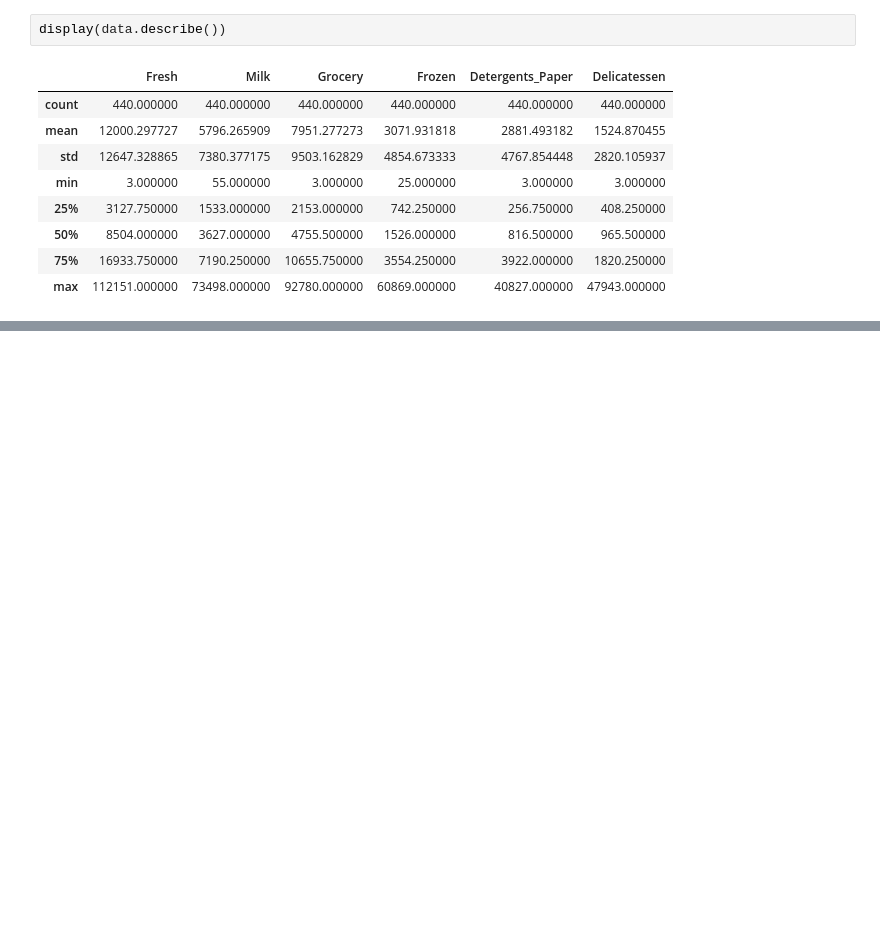
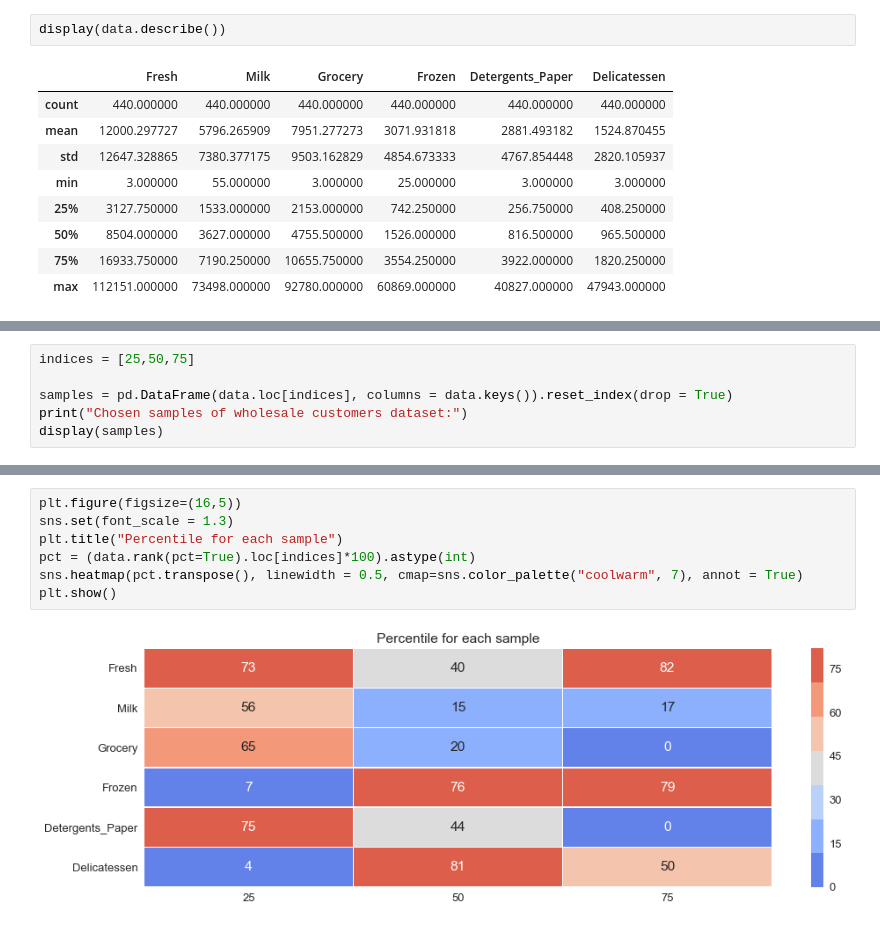
Before and after one commit to geekquad/Customer-Segments, a Jupyter notebook: Segments.ipynb, the cells around one changed output, grey strips where cells are left out. Cells and saved outputs as stored; diff of their text form; blank space fills up the shorter version.

Commit message:
Selecting Samples

```diff
--- a/Segments.ipynb
+++ b/Segments.ipynb
@@ -47,0 +54,6 @@ display(data.describe())
+# %%
+indices = [25,50,75]
+
+samples = pd.DataFrame(data.loc[indices], columns = data.keys()).reset_index(drop = True)
+print("Chosen samples of wholesale customers dataset:")
+display(samples)
@@ -47,0 +66,9 @@ display(data.describe())
+# %%
+plt.figure(figsize=(16,5))
+sns.set(font_scale = 1.3)
+plt.title("Percentile for each sample")
+pct = (data.rank(pct=True).loc[indices]*100).astype(int)
+sns.heatmap(pct.transpose(), linewidth = 0.5, cmap=sns.color_palette("coolwarm", 7), annot = True)
+plt.show()
+# %% [output]
+[figure, added]
```
Also changed, not shown: parts of 5 cells of this notebook.
